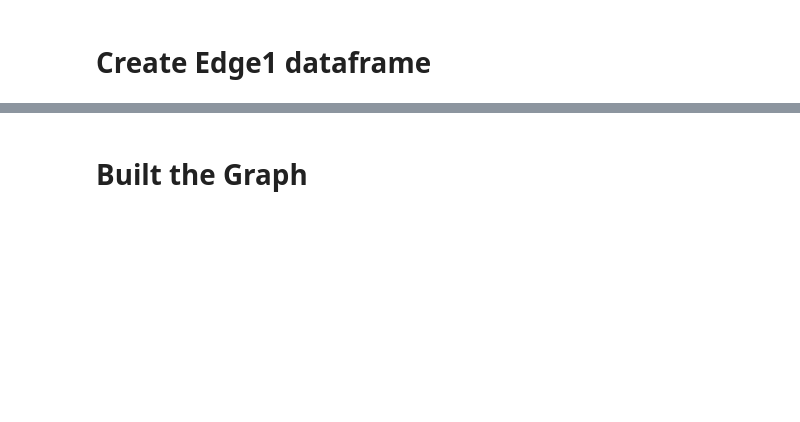
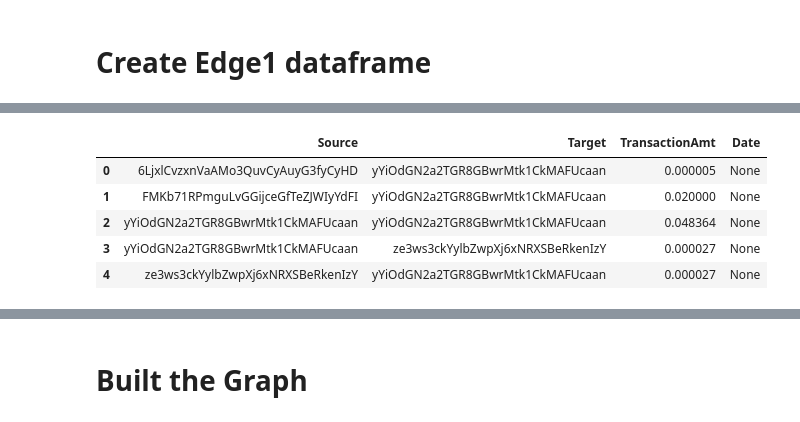
Before and after one commit to philippoetken/UM_Cryptocurrency_Forensics, a Jupyter notebook: FrontEnd/DashboardWalletClustering/LoadDataAndCreateNetworkGraph.ipynb, the cells around one changed output, grey strips where cells are left out. Saved outputs shown, nothing was run; the diff lists cells and outputs as text; code cells hidden in the pictures; blank space fills up the shorter version.

```diff
--- a/FrontEnd/DashboardWalletClustering/LoadDataAndCreateNetworkGraph.ipynb
+++ b/FrontEnd/DashboardWalletClustering/LoadDataAndCreateNetworkGraph.ipynb
@@ -240,0 +230,11 @@ edge1
+# %%
+edge1 = edge1.groupby(['Source', 'Target']).sum().reset_index()
+edge1['Date'] = None
+edge1
+# %% [output]
+|  | Source | Target | TransactionAmt | Date |
+| 0 | 6LjxlCvzxnVaAMo3QuvCyAuyG3fyCyHD | yYiOdGN2a2TGR8GBwrMtk1CkMAFUcaan | 0.000005 | None |
+| 1 | FMKb71RPmguLvGGijceGfTeZJWIyYdFI | yYiOdGN2a2TGR8GBwrMtk1CkMAFUcaan | 0.020000 | None |
+| 2 | yYiOdGN2a2TGR8GBwrMtk1CkMAFUcaan | yYiOdGN2a2TGR8GBwrMtk1CkMAFUcaan | 0.048364 | None |
+| 3 | yYiOdGN2a2TGR8GBwrMtk1CkMAFUcaan | ze3ws3ckYylbZwpXj6xNRXSBeRkenIzY | 0.000027 | None |
+| 4 | ze3ws3ckYylbZwpXj6xNRXSBeRkenIzY | yYiOdGN2a2TGR8GBwrMtk1CkMAFUcaan | 0.000027 | None |
```
Also changed, not shown: parts of 21 cells of this notebook.
